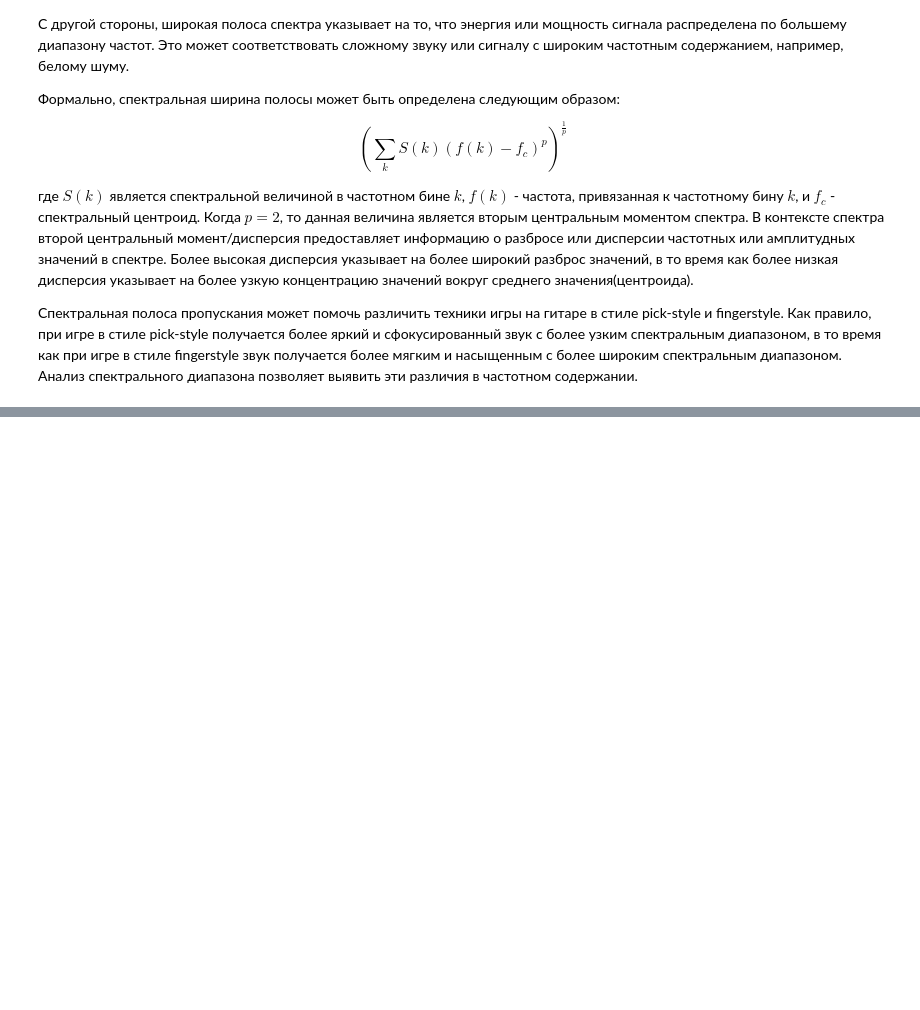
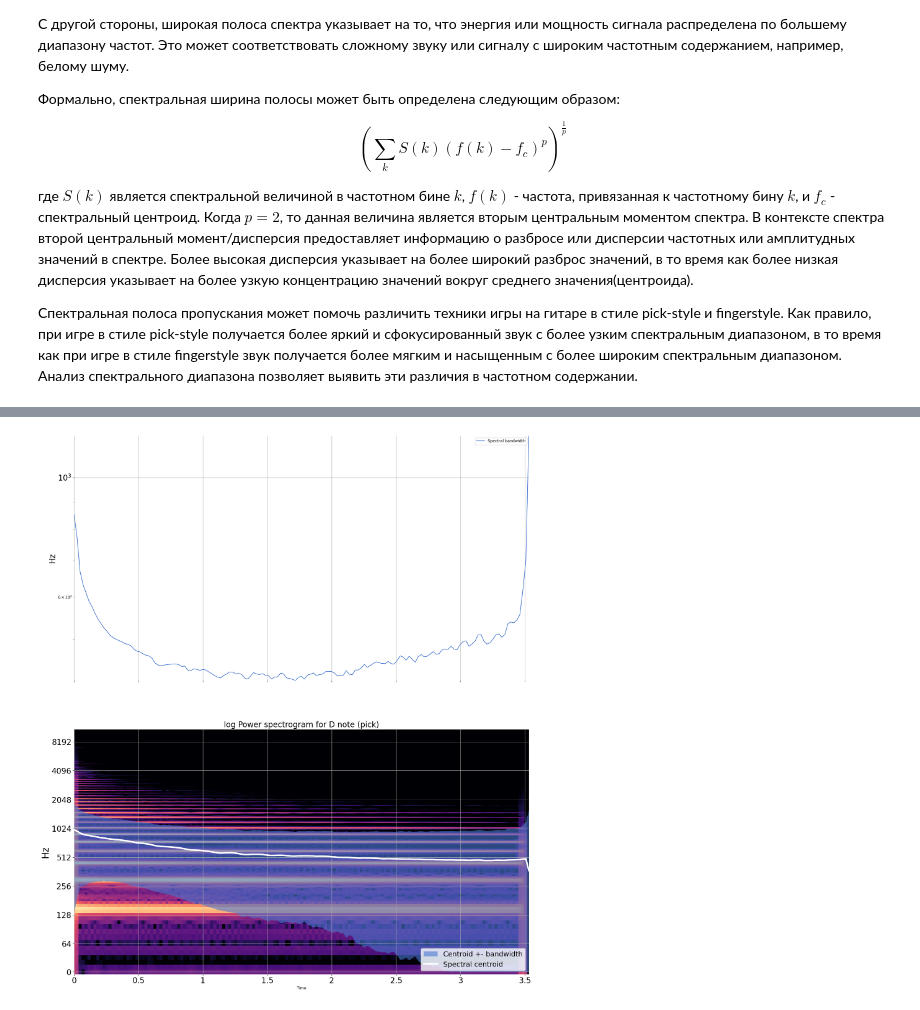
Before and after one commit to Unbiscuit/finger_and_pick_comparison, a Jupyter notebook: algs/petr_analysis.ipynb, the cells around one changed output, grey strips where cells are left out. Drawn from its saved outputs; the diff is of its cells as text; code cells hidden in the pictures; blank space fills up the shorter version.

```diff
--- a/algs/petr_analysis.ipynb
+++ b/algs/petr_analysis.ipynb
@@ -403,0 +436,27 @@ ipd.Audio(D_finger, rate=sr_Df)
+# %%
+spec_bw_pick = librosa.feature.spectral_bandwidth(y=D_pick, sr=sr_Dp)
+
+fig, ax = plt.subplots(figsize=(21, 25), nrows=2, sharex=True)
+ax[0].semilogy(times_p, spec_bw_pick[0], label='Spectral bandwidth')
+ax[0].set_ylabel('Hz', fontsize=20)
+ax[0].set_xticks([])
+ax[0].set_xlim([times_p.min(), times_p.max()])
+ax[0].tick_params(axis='both', labelsize=20)
+ax[0].set_xlabel('Time', fontsize=32)
+ax[0].legend()
+ax[0].label_outer()
+
+librosa.display.specshow(librosa.amplitude_to_db(S, ref=np.max),
+                         y_axis='log', x_axis='time', ax=ax[1])
+ax[1].set_title('log Power spectrogram for D note (pick)', fontsize=20)
+ax[1].fill_between(times_p, np.maximum(0, spectral_centroid_Dp[0] - spec_bw_pick[0]),
+                   np.minimum(spectral_centroid_Dp[0] + spec_bw_pick[0], sr_Dp/2),
+                   alpha=0.6, label='Centroid +- bandwidth')
+ax[1].set_ylabel('Hz', fontsize=24)
+ax[1].tick_params(axis='both', labelsize=20)
+ax[1].plot(times, spectral_centroid_Dp[0], label='Spectral centroid', color='w', linewidth=4)
+ax[1].legend(loc='lower right', fontsize=18)
+
+plt.show()
+# %% [output]
+[figure, added]
```
Also changed, not shown: parts of 23 cells of this notebook.
